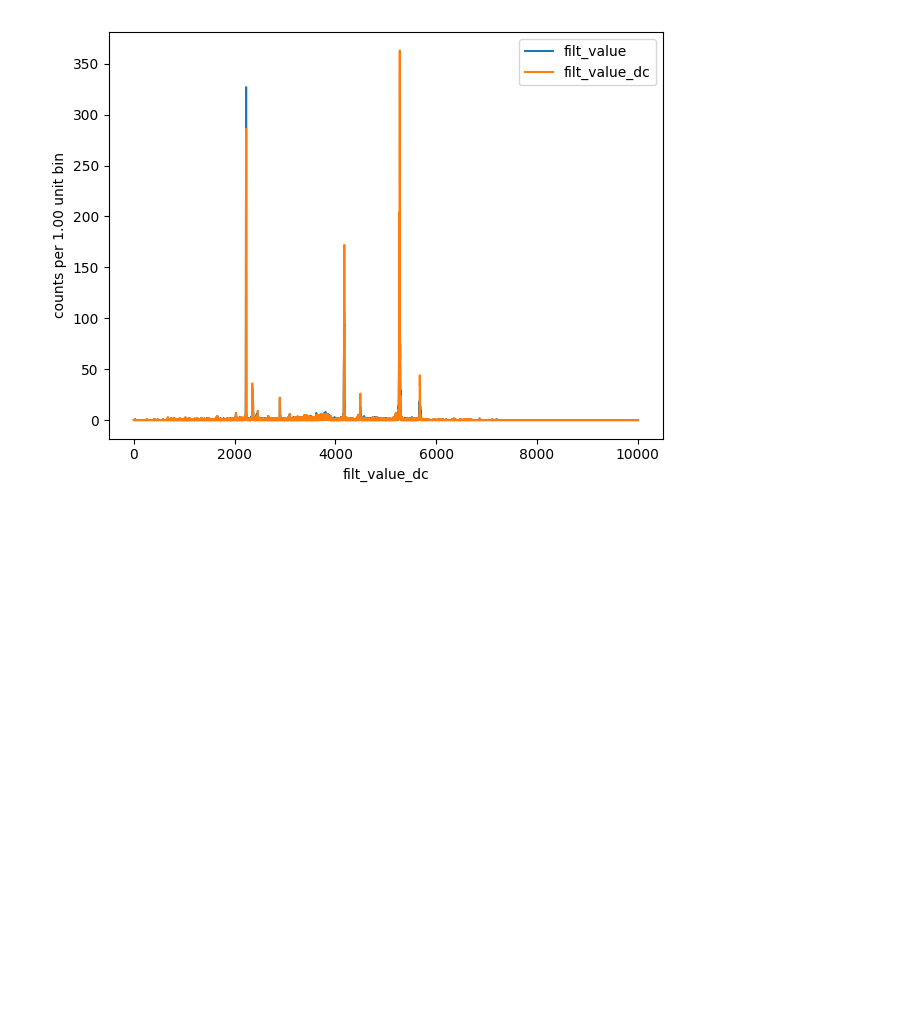
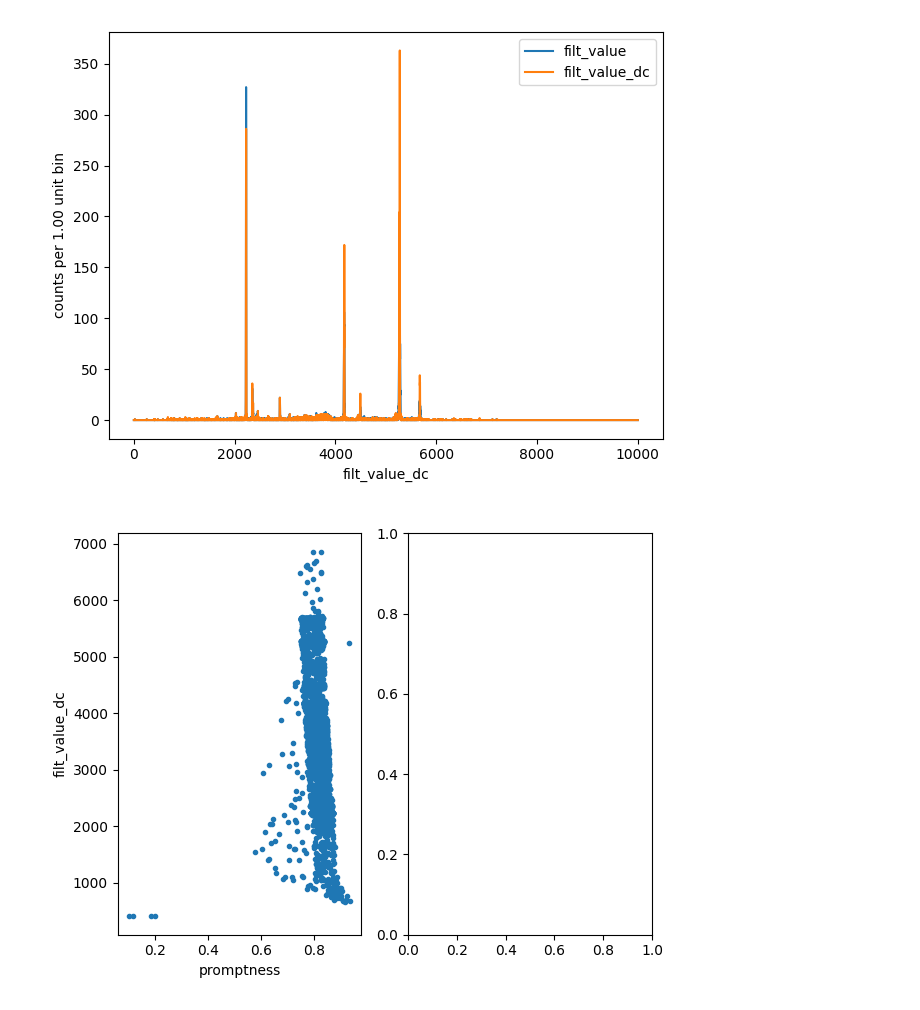
Before and after one commit to ggggggggg/moss, a Jupyter notebook: massp/example.ipynb, the cells around one changed output. Cells and saved outputs as stored; diff of their text form; code cells hidden in the pictures; blank space fills up the shorter version.

```diff
--- a/massp/example.ipynb
+++ b/massp/example.ipynb
@@ -262,3 +262,9 @@ plt.legend()
 plt.tight_layout()
 # %% [output]
 [figure]
+# %%
+fig, axes = plt.subplots(1,2)
+plot_a_vs_b_series(df5.filter(good_expr)["promptness"], df5.filter(good_expr)["filt_value_dc"], axes[0])
+plt.tight_layout()
+# %% [output]
+[figure, added]
```
Also changed, not shown: parts of 2 cells of this notebook, 2 other files.
